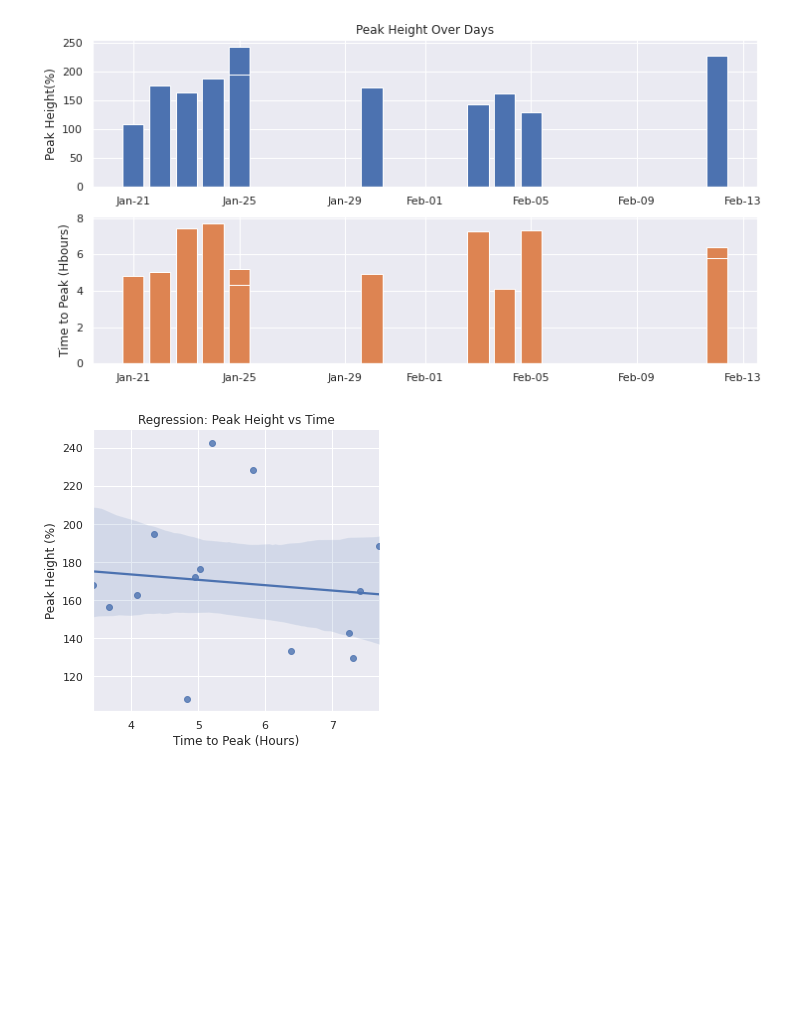
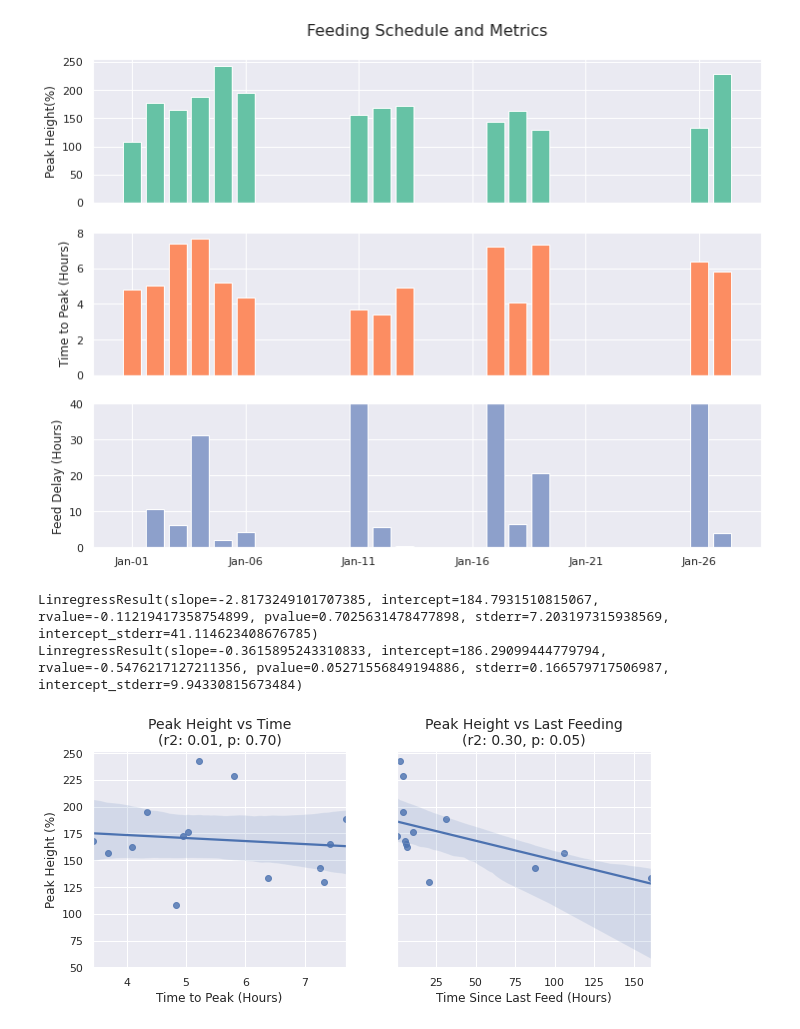
Before and after one commit to justinmklam/iot-sourdough-starter-monitor, a Jupyter notebook: data/analysis.ipynb, the cells around one changed output. Saved outputs shown, nothing was run; the diff lists cells and outputs as text; code cells hidden in the pictures; blank space fills up the shorter version.

Commit message:
Update plots, add r2 and p values

```diff
--- a/data/analysis.ipynb
+++ b/data/analysis.ipynb
@@ -10,6 +11,7 @@ sns.set_theme(style="darkgrid")
 files = glob.glob("*.csv")
 
 d = []
+prev_time = None
 
 for f in sorted(files):
     print(f)
@@ -19,14 +21,27 @@ for f in sorted(files):
     max_index = df["risepercent"].idxmax()
     max_rise = df.loc[max_index, "risepercent"]
     start_time = df["date"].iloc[0]
+    end_time = df["date"].iloc[-1]
     max_time = df.loc[max_index, "date"]
-    duration_hours = (max_time - start_time).seconds / 3600
+    duration_hours = (max_time - start_time).total_seconds() / 3600
+
+    if prev_time is None:
+        hours_since_prev = None
+    else:
+        hours_since_prev = (start_time - prev_time).total_seconds() / 3600
+        # if hours_since_prev > 50:
+        #     hours_since_prev = None
+
+    prev_time = max_time
 
     # print(start_time, max_rise, duration_hours)
     d.append({
         "start_time": start_time,
+        "max_time": max_time,
+        "end_time": end_time,
         "rise_percent": max_rise,
-        "duration_hours": duration_hours
+        "duration_hours": duration_hours,
+        "hours_since_prev": hours_since_prev
     })
     # plt.show()
     # break
@@ -50,13 +65,11 @@ dates = [
 for date in dates:
     d.append({
         "start_time": pd.to_datetime(date),
-        "rise_percent": None,
-        "duration_hours": None
     })
 
 df_out = pd.DataFrame(d).sort_values(by=["start_time"], ignore_index=True)
-df_out["start_time"] = df_out["start_time"].dt.date
-df_out = df_out.set_index("start_time")
+df_out["start_date"] = df_out["start_time"].dt.date
+# df_out = df_out.set_index("start_date")
 
 df_out
 # %% [output]
@@ -95,28 +107,46 @@ df_out
 # %%
-colors = sns.color_palette()
+colors = sns.color_palette("Set2")
 
-fig, ax = plt.subplots(2, 1, figsize=(12, 6))
+fig, ax = plt.subplots(3, 1, figsize=(12, 9), sharex=True)
 ax[0].bar(df_out.index.values, df_out["rise_percent"], color=colors[0])
 ax[0].set_ylabel("Peak Height(%)")
 
 ax[1].bar(df_out.index.values, df_out["duration_hours"], color=colors[1])
-ax[1].set_ylabel("Time to Peak (Hbours)")
+ax[1].set_ylabel("Time to Peak (Hours)")
 
-ax[0].set_title("Peak Height Over Days")
+ax[2].bar(df_out.index.values, df_out["hours_since_prev"], color=colors[2])
+ax[2].set_ylim([0, 40])
+ax[2].set_ylabel("Feed Delay (Hours)")
+
+ax[0].set_title("Feeding Schedule and Metrics\n", fontsize=16)
 for a in ax:
     a.xaxis.set_major_formatter(mdates.DateFormatter("%b-%d"))
 
 plt.savefig("max-rise-over-time.png")
 # %% [output]
-[figure, old version]
+[figure, new version]
-# %%
-
-sns.lmplot(y="rise_percent", x="duration_hours", data=df_out)
-ax = plt.gca()
-ax.set_xlabel("Time to Peak (Hours)")
-ax.set_ylabel("Peak Height (%)")
-ax.set_title("Regression: Peak Height vs Time")
-plt.tight_layout()
-plt.savefig("regression.png")
-# %% [output]
-[figure, removed]
+# %%
+fig, axes = plt.subplots(1, 2, figsize=(10,4), sharey=True)
+
+s = stats.linregress(df_out["duration_hours"].dropna(), df_out["rise_percent"].dropna())
+print(s)
+
+sns.regplot(ax=axes[0], y="rise_percent", x="duration_hours", data=df_out)
+axes[0].set_xlabel("Time to Peak (Hours)")
+axes[0].set_ylabel("Peak Height (%)")
+axes[0].set_title(f"Peak Height vs Time\n(r2: {s.rvalue**2:.2f}, p: {s.pvalue:.2f})", fontsize=14)
+
+s = stats.linregress(df_out["hours_since_prev"].dropna(), df_out["rise_percent"].dropna()[1:])
+print(s)
+
+sns.regplot(ax=axes[1], y="rise_percent", x="hours_since_prev", data=df_out)
+axes[1].set_xlabel("Time Since Last Feed (Hours)")
+axes[1].set_ylabel("")
+axes[1].set_title(f"Peak Height vs Last Feeding\n(r2: {s.rvalue**2:.2f}, p: {s.pvalue:.2f})", fontsize=14)
+
+# plt.tight_layout()
+plt.savefig("regression.png")
+# %% [output]
+LinregressResult(slope=-2.8173249101707385, intercept=184.7931510815067, rvalue=-0.11219417358754899, pvalue=0.7025631478477898, stderr=7.203197315938569, intercept_stderr=41.114623408676785)
+LinregressResult(slope=-0.3615895243310833, intercept=186.29099444779794, rvalue=-0.5476217127211356, pvalue=0.05271556849194886, stderr=0.166579717506987, intercept_stderr=9.94330815673484)
+[figure, added]
```
Also changed, not shown: parts of 2 cells of this notebook.
